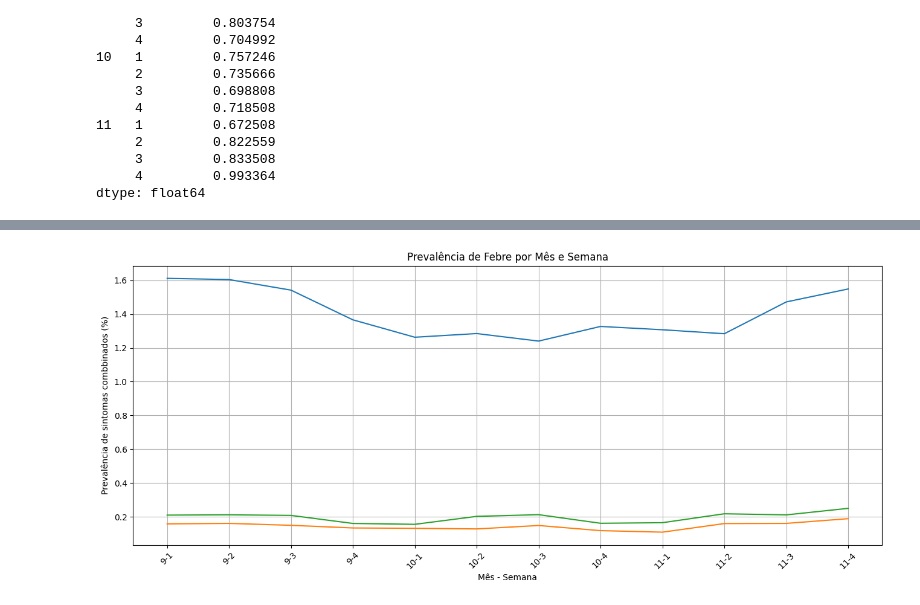
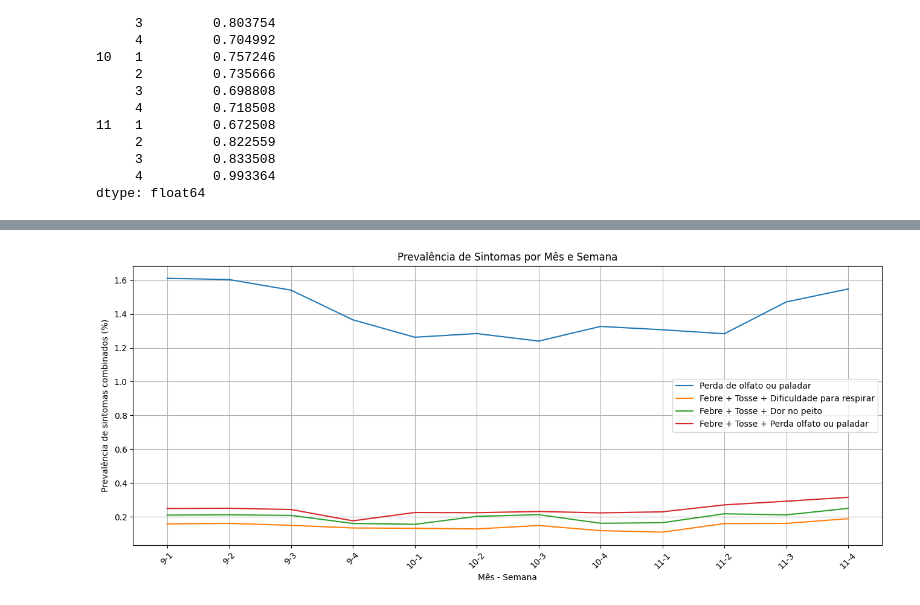
Before and after one commit to jaqueantunes/covid_pos, a Jupyter notebook: pos_T3.ipynb, the cells around one changed output, grey strips where cells are left out. Cells and saved outputs as stored; diff of their text form; code cells hidden in the pictures.

Commit message:
Mais sintomas combinados + isolamento de olfato e paladar

```diff
--- a/pos_T3.ipynb
+++ b/pos_T3.ipynb
@@ -323,10 +324,12 @@ plt.show()
 
 # Essa nota foi retirada do documento COVID-19 Data Brazil 2020
 # %%
-# Combinação 1: perda de cheiro ou sabor
-# Combinação 2: tosse, febre e deficuldade para respirar
+# Combinação 1: perda de olfato ou paladar
+# Combinação 2: febre, tosse e deficuldade para respirar
 # Combinação 3: febre, tosse e dor no peito
+# Combinação 4: febre, tosse e perda de olfato ou paladar
 
 combinacao_1 = (df_clinico[(df_clinico['perda_olfato_paladar'] == 1.0)].groupby(['mes', 'semana']).size()/df_clinico.groupby(['mes', 'semana']).size())*100
-combinacao_2 = (df_clinico[(df_clinico['tosse'] == 1.0) & (df_clinico['febre'] == 1.0) & (df_clinico['dificuldade_respirar'] == 1.0)].groupby(['mes', 'semana']).size()/df_clinico.groupby(['mes', 'semana']).size())*100
+combinacao_2 = (df_clinico[(df_clinico['febre'] == 1.0) & (df_clinico['tosse'] == 1.0) & (df_clinico['dificuldade_respirar'] == 1.0)].groupby(['mes', 'semana']).size()/df_clinico.groupby(['mes', 'semana']).size())*100
 combinacao_3 = (df_clinico[(df_clinico['febre'] == 1.0) & (df_clinico['tosse'] == 1.0) & (df_clinico['dor_peito'] == 1.0)].groupby(['mes', 'semana']).size()/df_clinico.groupby(['mes', 'semana']).size())*100
+combinacao_4 = (df_clinico[(df_clinico['febre'] == 1.0) & (df_clinico['tosse'] == 1.0) & (df_clinico['perda_olfato_paladar'] == 1.0)].groupby(['mes', 'semana']).size()/df_clinico.groupby(['mes', 'semana']).size())*100
@@ -351,23 +336,27 @@ dtype: float64
 # %%
 prevalencia_combincacao_1 = combinacao_1.reset_index()
 prevalencia_combincacao_1['label'] = prevalencia_combincacao_1['mes'].astype(str) + '-' + prevalencia_combincacao_1['semana'].astype(str)
 
 prevalencia_combinacao_2 = combinacao_2.reset_index()
 prevalencia_combinacao_2['label'] = prevalencia_combinacao_2['mes'].astype(str) + '-' + prevalencia_combinacao_2['semana'].astype(str)
 
 prevalencia_combincacao_3 = combinacao_3.reset_index()
 prevalencia_combincacao_3['label'] = prevalencia_combincacao_3['mes'].astype(str) + '-' + prevalencia_combincacao_3['semana'].astype(str)
 
+prevalencia_combinacao_4 = combinacao_4.reset_index()
+prevalencia_combinacao_4['label'] = prevalencia_combinacao_4['mes'].astype(str) + '-' + prevalencia_combinacao_4['semana'].astype(str)
 
 plt.figure(figsize=(16, 6))
 plt.grid(True)
-plt.plot(prevalencia_combincacao_1['label'], prevalencia_combincacao_1[0], label='Combinação 1')
-plt.plot(prevalencia_combinacao_2['label'], prevalencia_combinacao_2[0], label='Combinação 2')
-plt.plot(prevalencia_combincacao_3['label'], prevalencia_combincacao_3[0], label='Combinação 3')
+plt.plot(prevalencia_combincacao_1['label'], prevalencia_combincacao_1[0], label='Perda de olfato ou paladar')
+plt.plot(prevalencia_combinacao_2['label'], prevalencia_combinacao_2[0], label='Febre + Tosse + Dificuldade para respirar')
+plt.plot(prevalencia_combincacao_3['label'], prevalencia_combincacao_3[0], label='Febre + Tosse + Dor no peito')
+plt.plot(prevalencia_combinacao_4['label'], prevalencia_combinacao_4[0], label='Febre + Tosse + Perda olfato ou paladar')
+plt.legend()
 plt.xlabel("Mês - Semana")
-plt.ylabel("Prevalência de sintomas combbinados (%)")
-plt.title("Prevalência de Febre por Mês e Semana")
+plt.ylabel("Prevalência de sintomas combinados (%)")
+plt.title("Prevalência de Sintomas por Mês e Semana")
 plt.xticks(rotation=45)
 plt.show()
 # %% [output]
-[figure, old version]
+[figure, new version]
```
Also changed, not shown: parts of 3 cells of this notebook.
